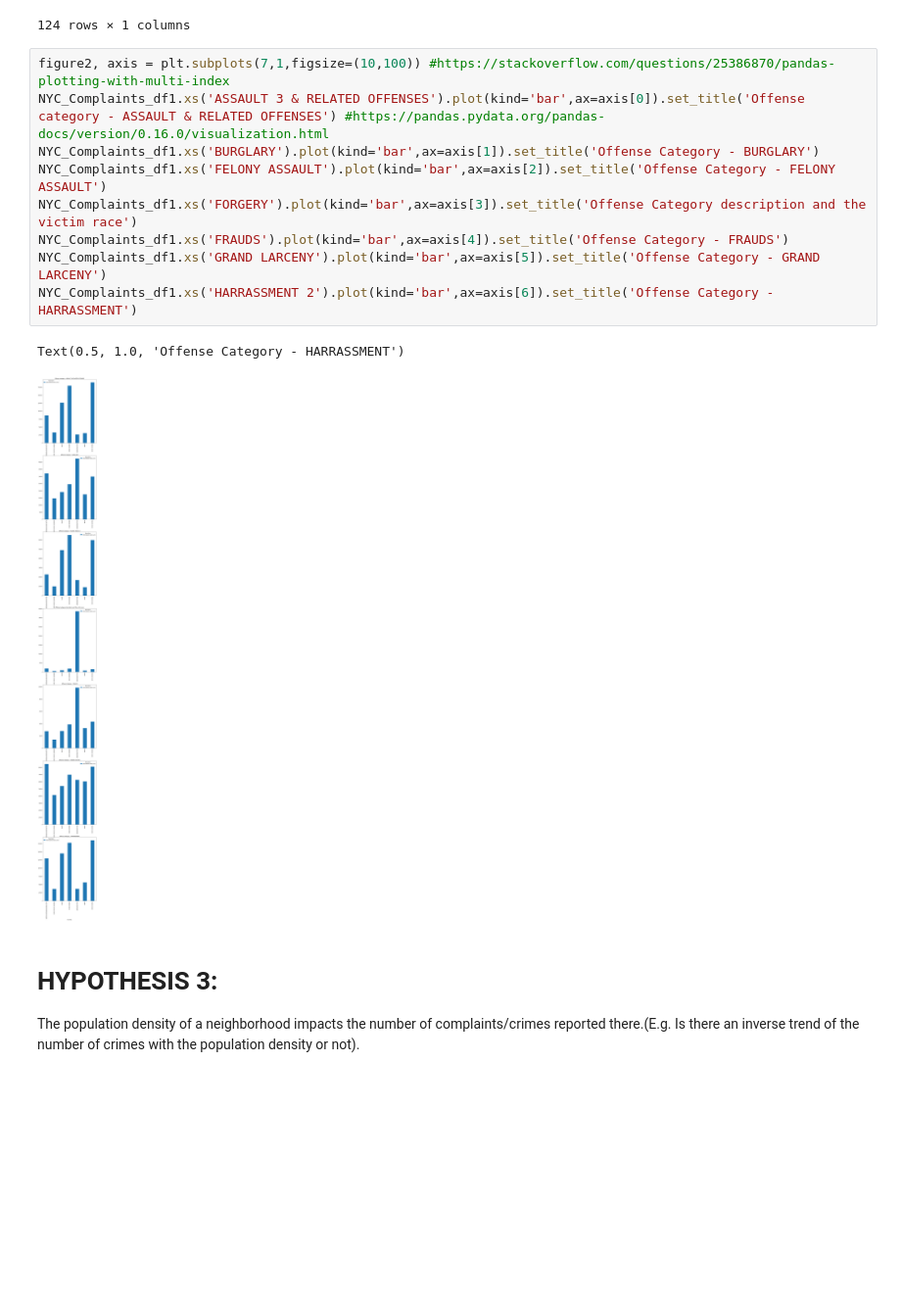
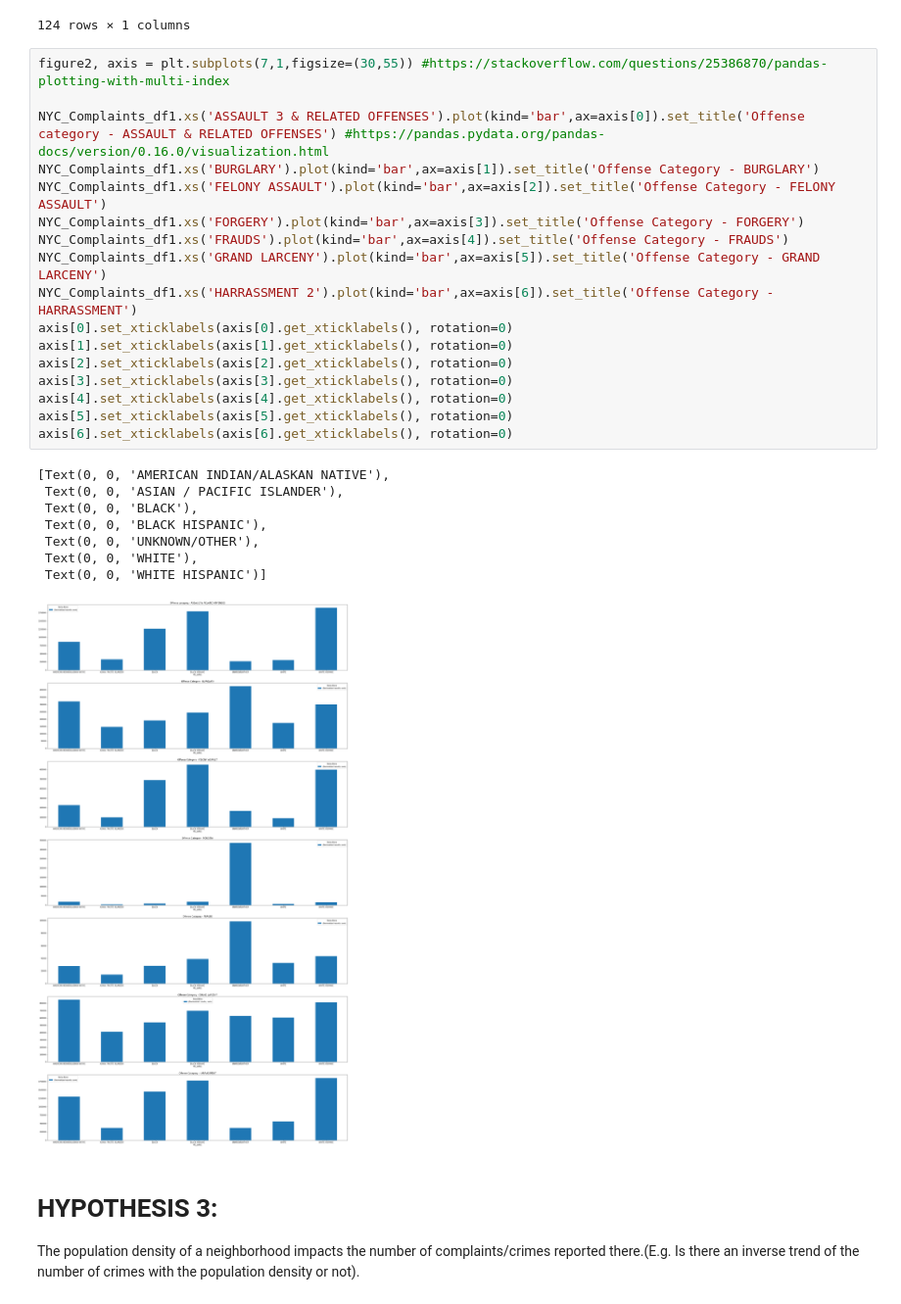
Before and after one commit to rahulrohri/PR_FP_RahulMegha, a Jupyter notebook: Final Project PR_v10.ipynb, the cells around one changed output. Shown at 98% size. Cells and saved outputs as stored; diff of their text form; blank space fills up the shorter version.

Commit message:
Updated bar graph in hypothesis 2

```diff
--- a/Final Project PR_v10.ipynb
+++ b/Final Project PR_v10.ipynb
@@ -535,17 +535,31 @@ NYC_Complaints_df_plot
 |  | THEFT-FRAUD | 111101 |
 124 rows × 1 columns
 # %%
-figure2, axis = plt.subplots(7,1,figsize=(10,100)) #https://stackoverflow.com/questions/25386870/pandas-plotting-with-multi-index
+figure2, axis = plt.subplots(7,1,figsize=(30,55)) #https://stackoverflow.com/questions/25386870/pandas-plotting-with-multi-index
+
 NYC_Complaints_df1.xs('ASSAULT 3 & RELATED OFFENSES').plot(kind='bar',ax=axis[0]).set_title('Offense category - ASSAULT & RELATED OFFENSES') #https://pandas.pydata.org/pandas-docs/version/0.16.0/visualization.html
 NYC_Complaints_df1.xs('BURGLARY').plot(kind='bar',ax=axis[1]).set_title('Offense Category - BURGLARY')
 NYC_Complaints_df1.xs('FELONY ASSAULT').plot(kind='bar',ax=axis[2]).set_title('Offense Category - FELONY ASSAULT')
-NYC_Complaints_df1.xs('FORGERY').plot(kind='bar',ax=axis[3]).set_title('Offense Category description and the victim race')
+NYC_Complaints_df1.xs('FORGERY').plot(kind='bar',ax=axis[3]).set_title('Offense Category - FORGERY')
 NYC_Complaints_df1.xs('FRAUDS').plot(kind='bar',ax=axis[4]).set_title('Offense Category - FRAUDS')
 NYC_Complaints_df1.xs('GRAND LARCENY').plot(kind='bar',ax=axis[5]).set_title('Offense Category - GRAND LARCENY')
 NYC_Complaints_df1.xs('HARRASSMENT 2').plot(kind='bar',ax=axis[6]).set_title('Offense Category - HARRASSMENT')
+axis[0].set_xticklabels(axis[0].get_xticklabels(), rotation=0)
+axis[1].set_xticklabels(axis[1].get_xticklabels(), rotation=0)
+axis[2].set_xticklabels(axis[2].get_xticklabels(), rotation=0)
+axis[3].set_xticklabels(axis[3].get_xticklabels(), rotation=0)
+axis[4].set_xticklabels(axis[4].get_xticklabels(), rotation=0)
+axis[5].set_xticklabels(axis[5].get_xticklabels(), rotation=0)
+axis[6].set_xticklabels(axis[6].get_xticklabels(), rotation=0)
 # %% [output]
-Text(0.5, 1.0, 'Offense Category - HARRASSMENT')
+[Text(0, 0, 'AMERICAN INDIAN/ALASKAN NATIVE'),
+ Text(0, 0, 'ASIAN / PACIFIC ISLANDER'),
+ Text(0, 0, 'BLACK'),
+ Text(0, 0, 'BLACK HISPANIC'),
+ Text(0, 0, 'UNKNOWN/OTHER'),
+ Text(0, 0, 'WHITE'),
+ Text(0, 0, 'WHITE HISPANIC')]
-[figure, old version]
+[figure, new version]
 # %% [markdown]
 # HYPOTHESIS 3:
 
```
Also changed, not shown: parts of 1 cell of this notebook.
